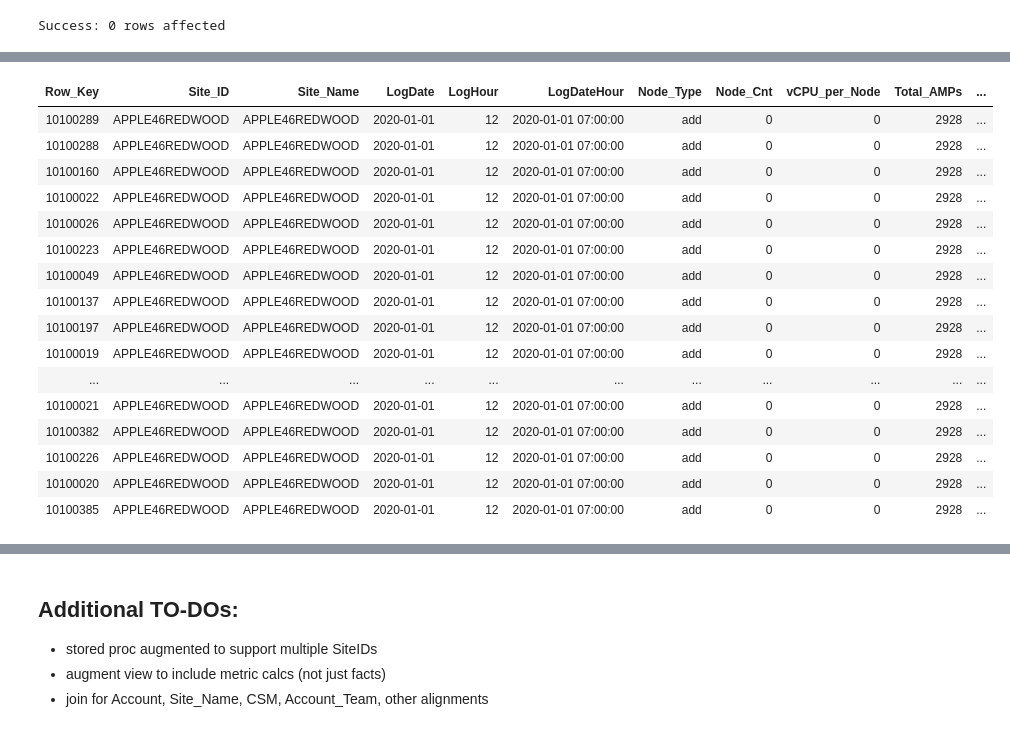
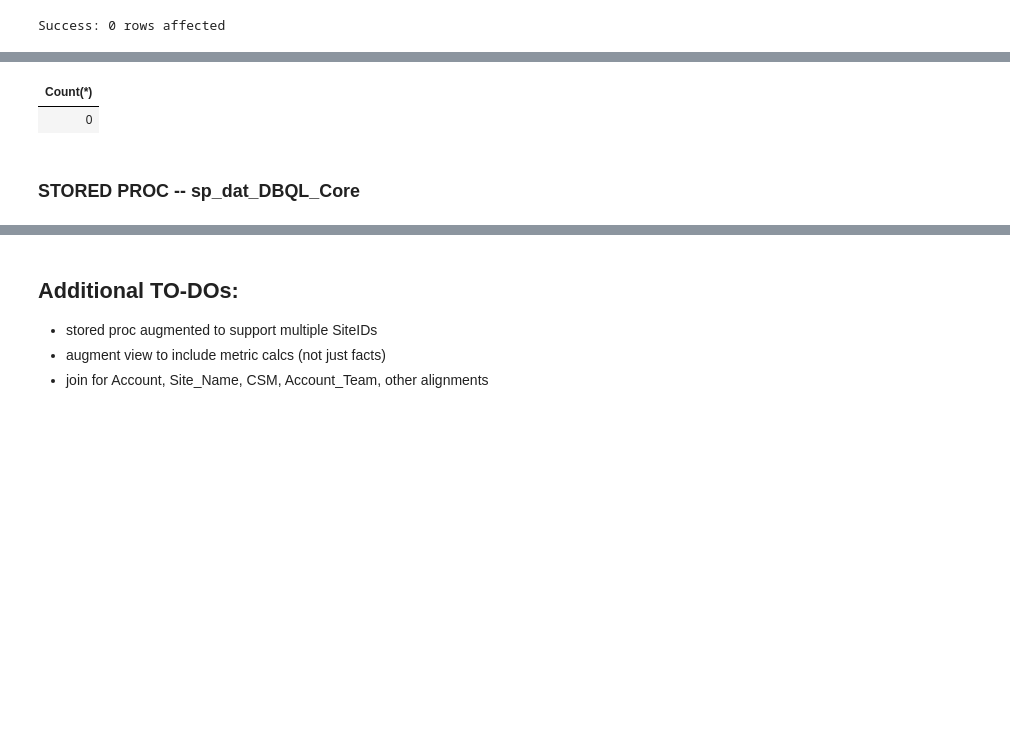
Before and after one commit to tdcoa/sql, a Jupyter notebook: datamodel/dbql_core.ipynb, the cells around one changed output, grey strips where cells are left out. Saved outputs shown, nothing was run; the diff lists cells and outputs as text; code cells hidden in the pictures; blank space fills up the shorter version.

```diff
--- a/datamodel/dbql_core.ipynb
+++ b/datamodel/dbql_core.ipynb
@@ -438,22 +449,9 @@ Success: 116 rows affected
 # %%
-select top  100 * from adlste_coa.coa_dat_DBQL_Core
+select count  (*) from adlste_coa.coat_dat_DBQL_Core
 # %% [output]
-| Row_Key | Site_ID | Site_Name | LogDate | LogHour | LogDateHour | Node_Type | Node_Cnt | vCPU_per_Node | Total_AMPs | ... |
-| 10100289 | APPLE46REDWOOD | APPLE46REDWOOD | 2020-01-01 | 12 | 2020-01-01 07:00:00 | add | 0 | 0 | 2928 | ... |
-| 10100288 | APPLE46REDWOOD | APPLE46REDWOOD | 2020-01-01 | 12 | 2020-01-01 07:00:00 | add | 0 | 0 | 2928 | ... |
-| 10100160 | APPLE46REDWOOD | APPLE46REDWOOD | 2020-01-01 | 12 | 2020-01-01 07:00:00 | add | 0 | 0 | 2928 | ... |
-| 10100022 | APPLE46REDWOOD | APPLE46REDWOOD | 2020-01-01 | 12 | 2020-01-01 07:00:00 | add | 0 | 0 | 2928 | ... |
-| 10100026 | APPLE46REDWOOD | APPLE46REDWOOD | 2020-01-01 | 12 | 2020-01-01 07:00:00 | add | 0 | 0 | 2928 | ... |
-| 10100223 | APPLE46REDWOOD | APPLE46REDWOOD | 2020-01-01 | 12 | 2020-01-01 07:00:00 | add | 0 | 0 | 2928 | ... |
-| 10100049 | APPLE46REDWOOD | APPLE46REDWOOD | 2020-01-01 | 12 | 2020-01-01 07:00:00 | add | 0 | 0 | 2928 | ... |
-| 10100137 | APPLE46REDWOOD | APPLE46REDWOOD | 2020-01-01 | 12 | 2020-01-01 07:00:00 | add | 0 | 0 | 2928 | ... |
-| 10100197 | APPLE46REDWOOD | APPLE46REDWOOD | 2020-01-01 | 12 | 2020-01-01 07:00:00 | add | 0 | 0 | 2928 | ... |
-| 10100019 | APPLE46REDWOOD | APPLE46REDWOOD | 2020-01-01 | 12 | 2020-01-01 07:00:00 | add | 0 | 0 | 2928 | ... |
-| ... | ... | ... | ... | ... | ... | ... | ... | ... | ... | ... |
-| 10100021 | APPLE46REDWOOD | APPLE46REDWOOD | 2020-01-01 | 12 | 2020-01-01 07:00:00 | add | 0 | 0 | 2928 | ... |
-| 10100382 | APPLE46REDWOOD | APPLE46REDWOOD | 2020-01-01 | 12 | 2020-01-01 07:00:00 | add | 0 | 0 | 2928 | ... |
-| 10100226 | APPLE46REDWOOD | APPLE46REDWOOD | 2020-01-01 | 12 | 2020-01-01 07:00:00 | add | 0 | 0 | 2928 | ... |
-| 10100020 | APPLE46REDWOOD | APPLE46REDWOOD | 2020-01-01 | 12 | 2020-01-01 07:00:00 | add | 0 | 0 | 2928 | ... |
-| 10100385 | APPLE46REDWOOD | APPLE46REDWOOD | 2020-01-01 | 12 | 2020-01-01 07:00:00 | add | 0 | 0 | 2928 | ... |
+| Count(*) |
+| 0 |
+# %% [markdown]
+### STORED PROC -- sp_dat_DBQL_Core
 # %%
 REPLACE PROCEDURE adlste_coa.sp_dat_DBQL_Core ( fileset_version VARCHAR(128) )
```
Also changed, not shown: parts of 15 cells of this notebook, 2 other files.
